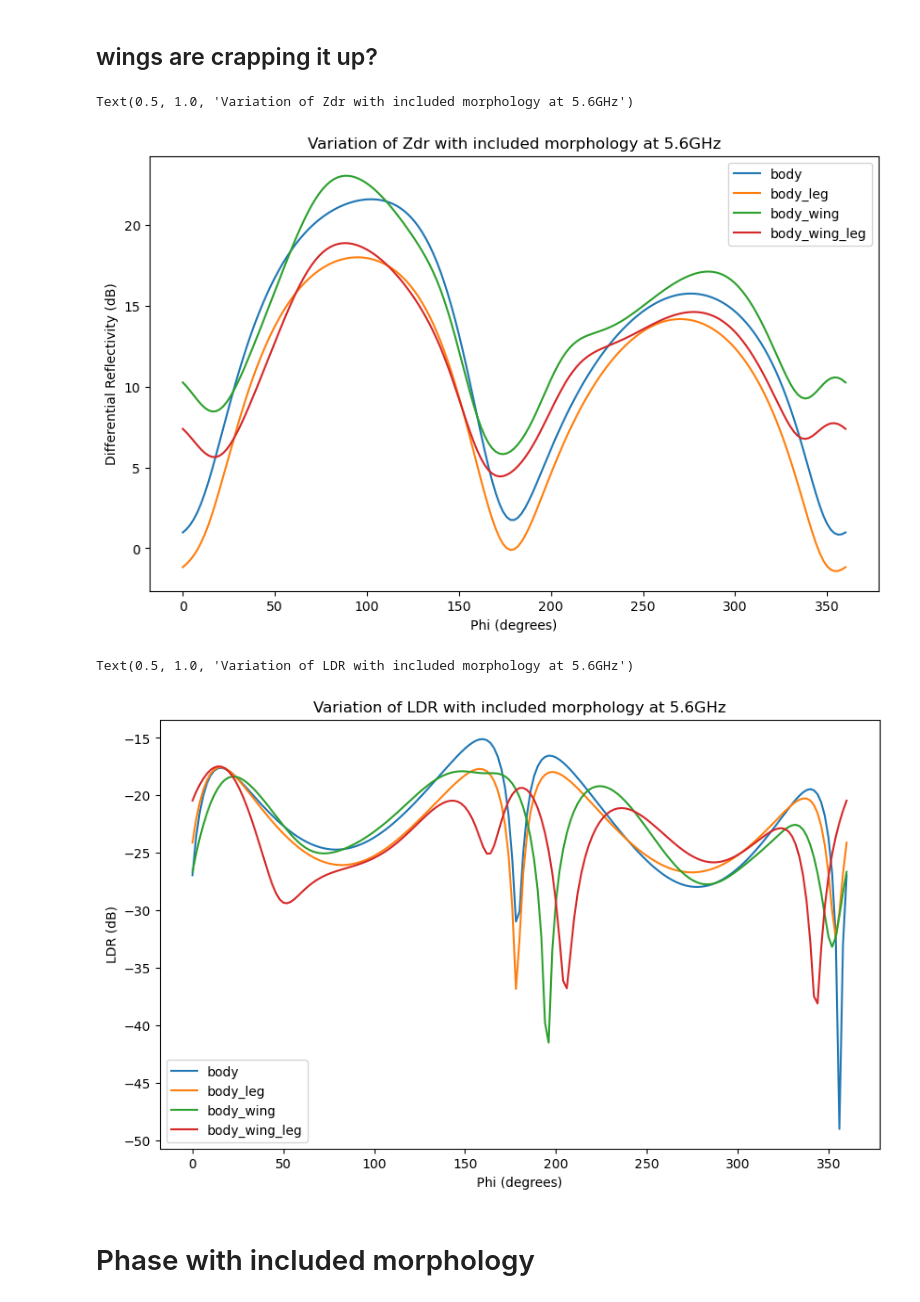
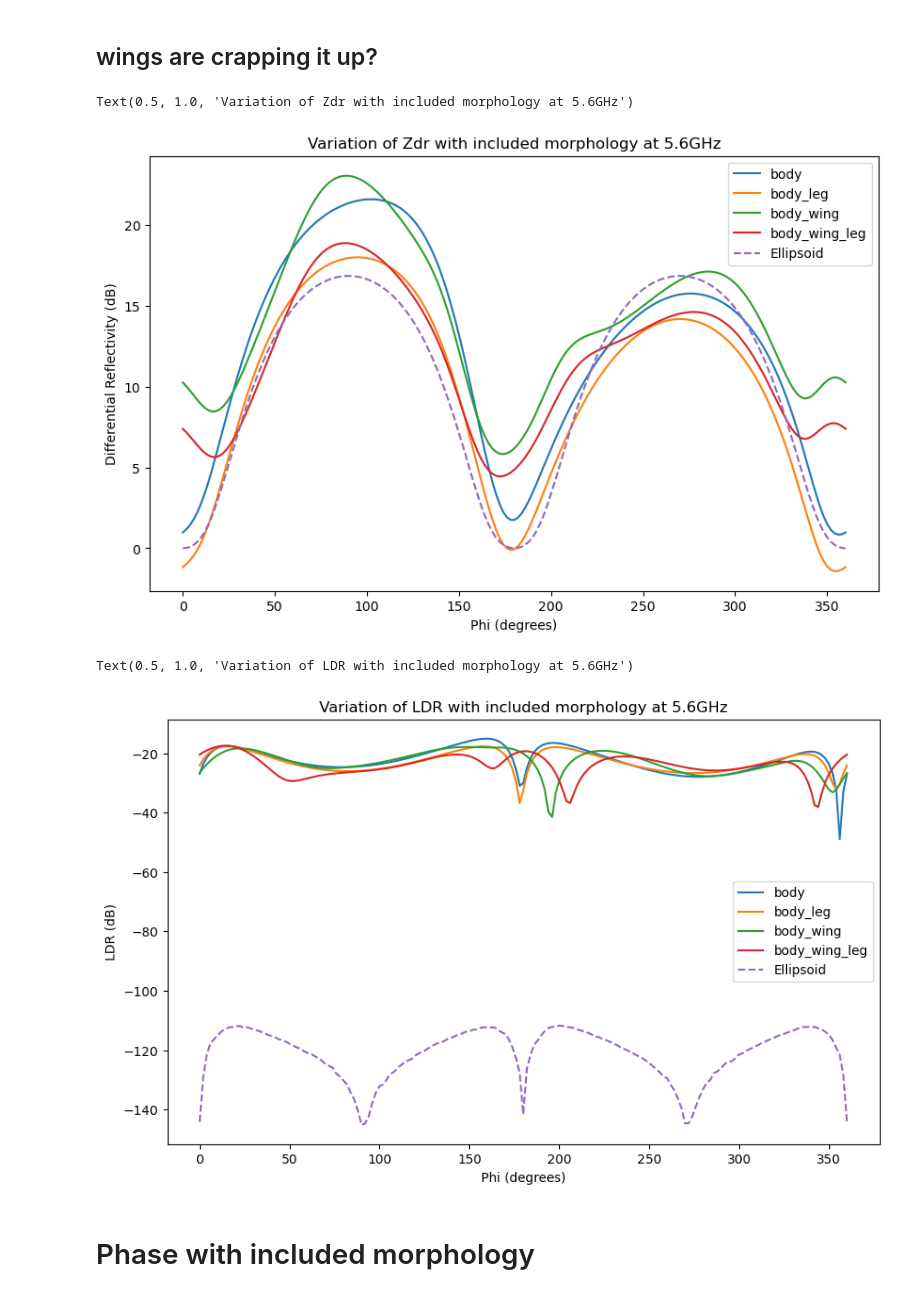
Before and after one commit to TommyMatthews/WIPL-python-analysis, a Jupyter notebook: End_of_Bernard_phase_one/morpho_analysis.ipynb, the cells around one changed output. Cells and saved outputs as stored; diff of their text form; code cells hidden in the pictures.

Commit message:
More summary plots

```diff
--- a/End_of_Bernard_phase_one/morpho_analysis.ipynb
+++ b/End_of_Bernard_phase_one/morpho_analysis.ipynb
@@ -109,5 +109,18 @@ for morpho in morpho_list:
 
     results_dict[morpho]['Zdr'] = dp.differential_reflectivity
     results_dict[morpho]['PhiDP'] = dp.differential_phase
+# %%
+ellipsoid_results_dict = {y : None for y in vars_list}
+
+ellipsoid_results_dict['HH_power'] = get_horizontal_returned_power(ellipsoid_data_dict['H'])
+ellipsoid_results_dict['VV_power'] = get_vertical_returned_power(ellipsoid_data_dict['V'])
+ellipsoid_results_dict['HH_phase'] = get_horizontal_returned_phase(ellipsoid_data_dict['H'])
+ellipsoid_results_dict['VV_phase'] = get_vertical_returned_phase(ellipsoid_data_dict['V'])
+ellipsoid_results_dict['LDR'] = get_linear_depol_ratio(ellipsoid_data_dict['H'])
+dp = DualPol(ellipsoid_data_dict['H'], ellipsoid_data_dict['V'], read_from_df=True)
+dp._calculate_differential_reflectivity()
+dp._calculate_differential_phase()
+ellipsoid_results_dict['Zdr'] = dp.differential_reflectivity
+ellipsoid_results_dict['PhiDP'] = dp.differential_phase
 # %% [markdown]
 # Power with morphology
@@ -159,7 +170,7 @@ for morpho in morpho_list:
    #df_ellipsoid = ellipsoid_results_dict[pol][scale]
 
     plt.plot(df_bernard['phi'], results_dict[morpho]['Zdr'], label=f'{morpho}', linestyle = '-')
-
+plt.plot(df_bernard['phi'], ellipsoid_results_dict['Zdr'], label='Ellipsoid', linestyle = '--')
 
 fig = plt.gcf()
 fig.set_size_inches(10, 6)
@@ -169,26 +180,26 @@ plt.ylabel('Differential Reflectivity (dB)')
 plt.title(f'Variation of Zdr with included morphology at 5.6GHz')
 # %% [output]
 Text(0.5, 1.0, 'Variation of Zdr with included morphology at 5.6GHz')
-[figure, old version]
+[figure, new version]
 # %%
 for morpho in morpho_list:
 
    #df_ellipsoid = ellipsoid_results_dict[pol][scale]
 
     plt.plot(df_bernard['phi'], results_dict[morpho]['LDR'], label=f'{morpho}', linestyle = '-')
-
+plt.plot(df_bernard['phi'], ellipsoid_results_dict['LDR'], label='Ellipsoid', linestyle = '--')
 
 
 
 fig = plt.gcf()
 fig.set_size_inches(10, 6)
 plt.legend()
 plt.xlabel('Phi (degrees)')
 plt.ylabel('LDR (dB)')
 plt.title(f'Variation of LDR with included morphology at 5.6GHz')
 # %% [output]
 Text(0.5, 1.0, 'Variation of LDR with included morphology at 5.6GHz')
-[figure, old version]
+[figure, new version]
 # %% [markdown]
 # Phase with included morphology
 # %% [markdown]
```
Also changed, not shown: parts of 7 cells of this notebook, 2 other files.
